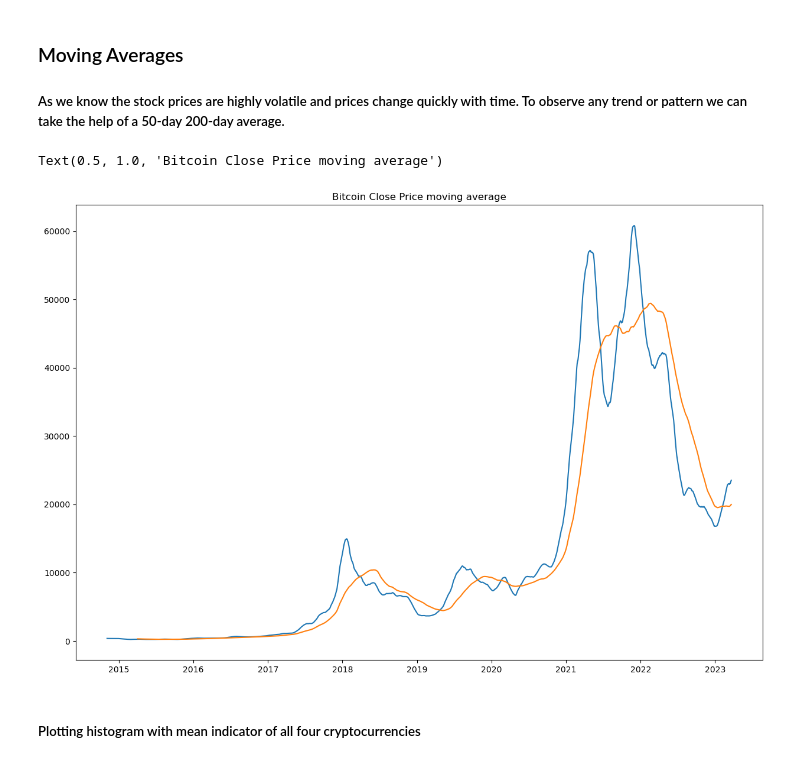
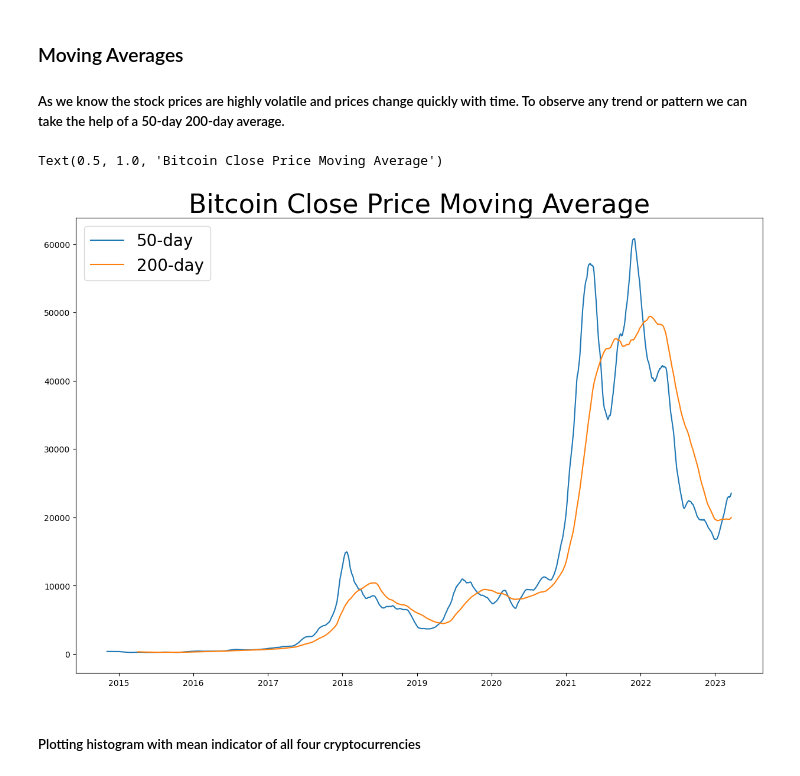
Before and after one commit to Alaneel/mini-project, a Jupyter notebook: src/1.EDA.ipynb, the cells around one changed output. Drawn from its saved outputs; the diff is of its cells as text; code cells hidden in the pictures.

```diff
--- a/src/1.EDA.ipynb
+++ b/src/1.EDA.ipynb
@@ -161,12 +142,14 @@ Text(0.5, 1.0, 'Bitcoin')
 # %%
 fig = plt.figure(figsize = (15, 10))
 
-plt.plot(bitcoindf['date'], bitcoindf['close'].rolling(50).mean())
-plt.plot(bitcoindf['date'], bitcoindf['close'].rolling(200).mean())
-plt.title('Bitcoin Close Price moving average')
+plt.plot(bitcoindf['date'], bitcoindf['close'].rolling(50).mean(), label = '50-day')
+plt.plot(bitcoindf['date'], bitcoindf['close'].rolling(200).mean(), label = '200-day')
+plt.legend(fontsize = 20)
+
+plt.title('Bitcoin Close Price Moving Average', fontsize = 32)
 # %% [output]
-Text(0.5, 1.0, 'Bitcoin Close Price moving average')
+Text(0.5, 1.0, 'Bitcoin Close Price Moving Average')
-[figure, old version]
+[figure, new version]
 # %% [markdown]
 ##### Plotting histogram with mean indicator of all four cryptocurrencies
 # %%
```
Also changed, not shown: parts of 6 cells of this notebook, 3 other files.
